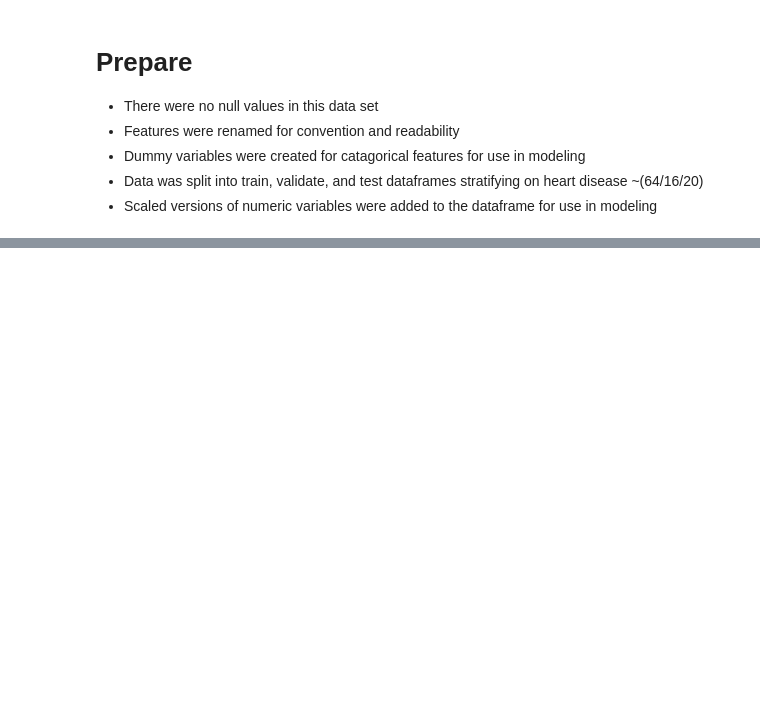
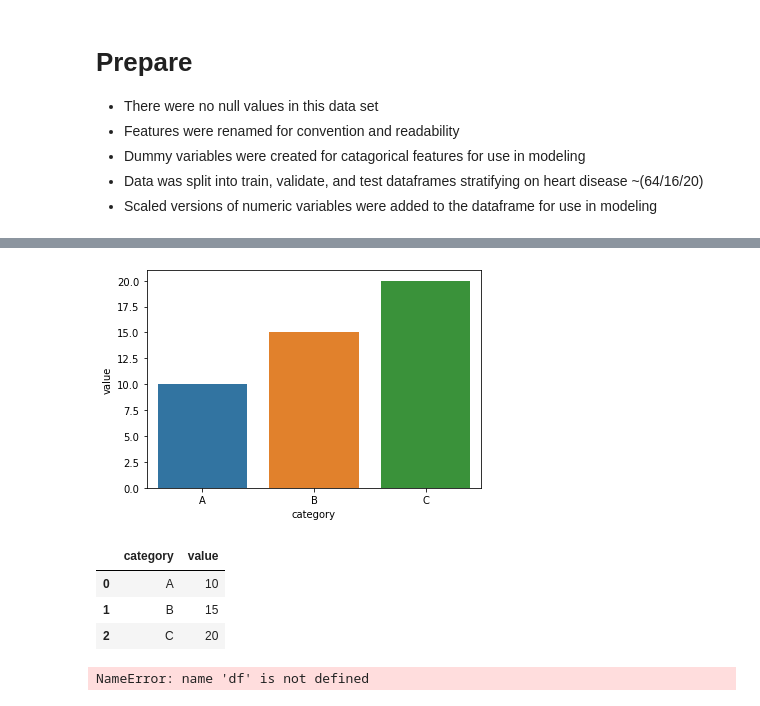
Before and after one commit to Johndsalas/Predicting_Heart_Disease, a Jupyter notebook: main.ipynb, the cells around one changed output, grey strips where cells are left out. Drawn from its saved outputs; the diff is of its cells as text; code cells hidden in the pictures; blank space fills up the shorter version.

```diff
--- a/main.ipynb
+++ b/main.ipynb
@@ -46,3 +103,20 @@ df.columns
+# %%
+# Sample DataFrame
+data = {'category': ['A', 'B', 'C'], 'value': [10, 15, 20]}
+df = pd.DataFrame(data)
+
+# Create the barplot
+sns.barplot(x='category', y='value', data=df)
+plt.show()
+# %% [output]
+[figure, added]
+# %%
+df
+# %% [output]
+|  | category | value |
+| 0 | A | 10 |
+| 1 | B | 15 |
+| 2 | C | 20 |
 # %%
 df = df.rename(columns={'HeartDisease':'heart_disease',
                         'BMI':'bmi',
@@ -62,4 +136,6 @@ df = df.rename(columns={'HeartDisease':'heart_disease',
                         'Asthma':'asthma',
                         'KidneyDisease':'kidney_disease',
                         'SkinCancer':'skin_cancer'})
+# %% [output]
+NameError: name 'df' is not defined
 # %%
```
Also changed, not shown: parts of 9 cells of this notebook, 2 other files.
